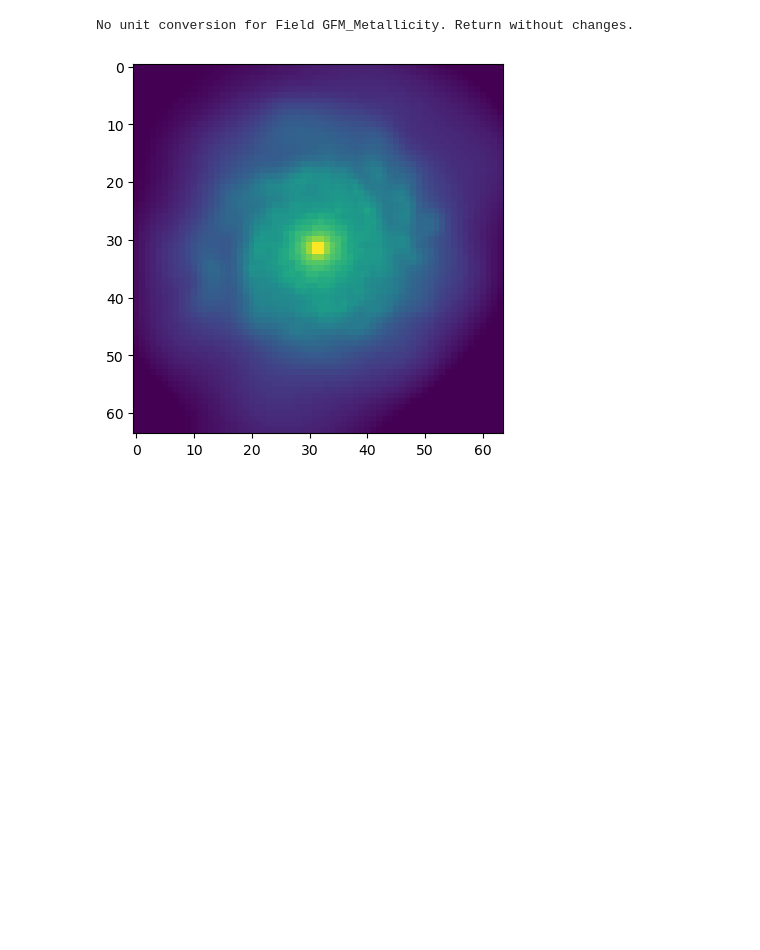
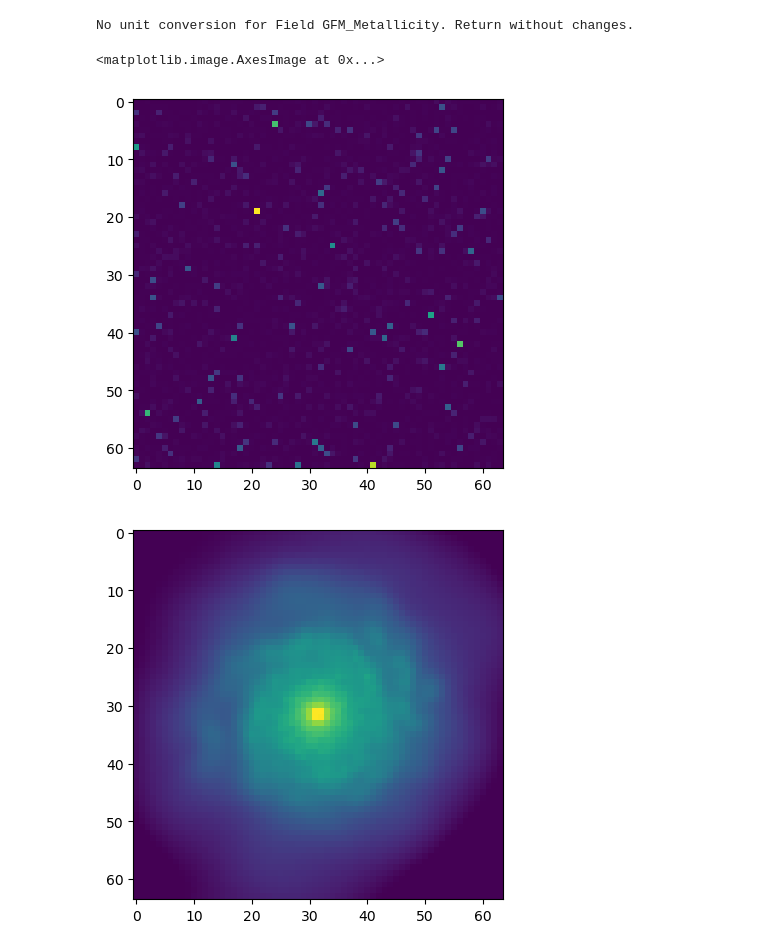
Before and after one commit to ufuk-cakir/MEGS, a Jupyter notebook: src/mypackage/data/data_generation_testing.ipynb, the cells around one changed output. Drawn from its saved outputs; the diff is of its cells as text; code cells hidden in the pictures; blank space fills up the shorter version.

```diff
--- a/src/mypackage/data/data_generation_testing.ipynb
+++ b/src/mypackage/data/data_generation_testing.ipynb
@@ -196,6 +196,24 @@ if os.path.exists(os.path.join(path, "galaxy_data.hdf5")):
 # %% [output]
 No unit conversion for Field GFM_Metallicity. Return without changes.
 No unit conversion for Field GFM_Metallicity. Return without changes.
+# %%
+import numpy as np
+import matplotlib.pyplot as plt
+
+img = np.random.randint(0,255, size=(64,64))
+mass = np.random.randint(0,255, size=(64,64))
+
+
+#Avoid division by zero
+mask = np.where(mass !=0)
+div = np.zeros_like(img)
+div[mask] = img[mask]/mass[mask]
+
+# div = np.where(mass !=0, img/mass, img)
+plt.imshow(div)
+# %% [output]
+<matplotlib.image.AxesImage at 0x...>
+[figure, added]
 # %%
 file = h5py.File("galaxy_data.hdf5", "r")
 
```
Also changed, not shown: parts of 1 cell of this notebook, 7 other files.
